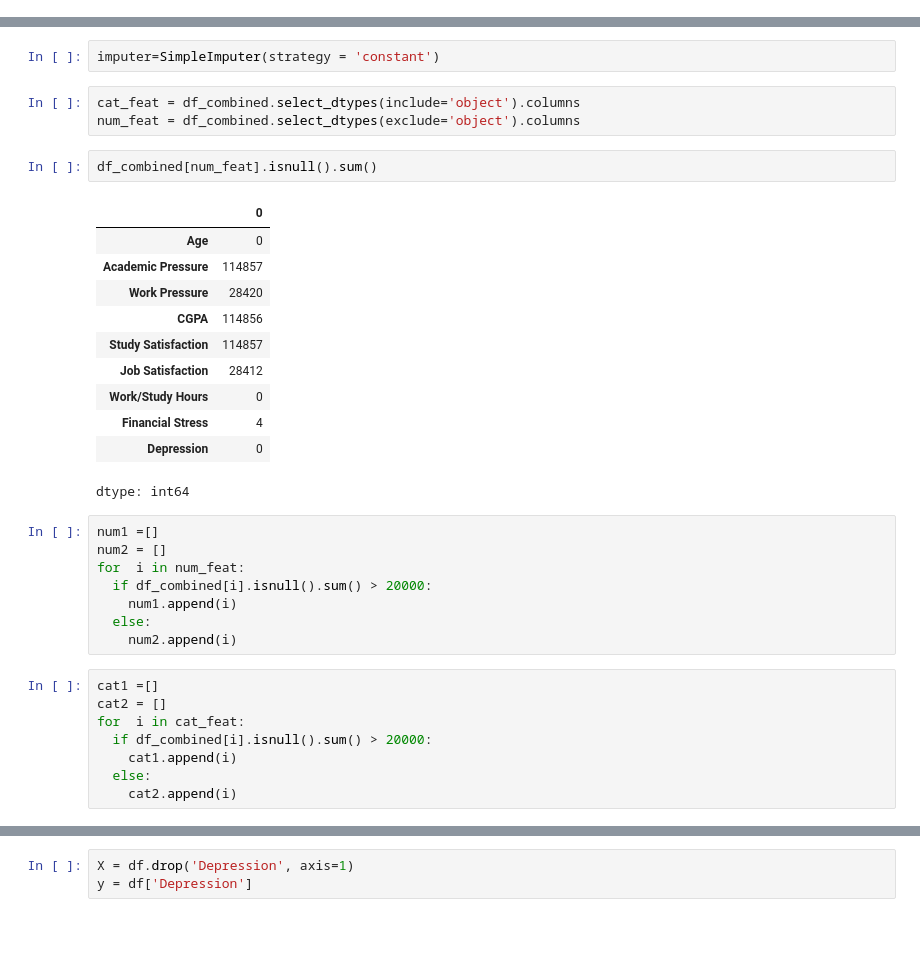
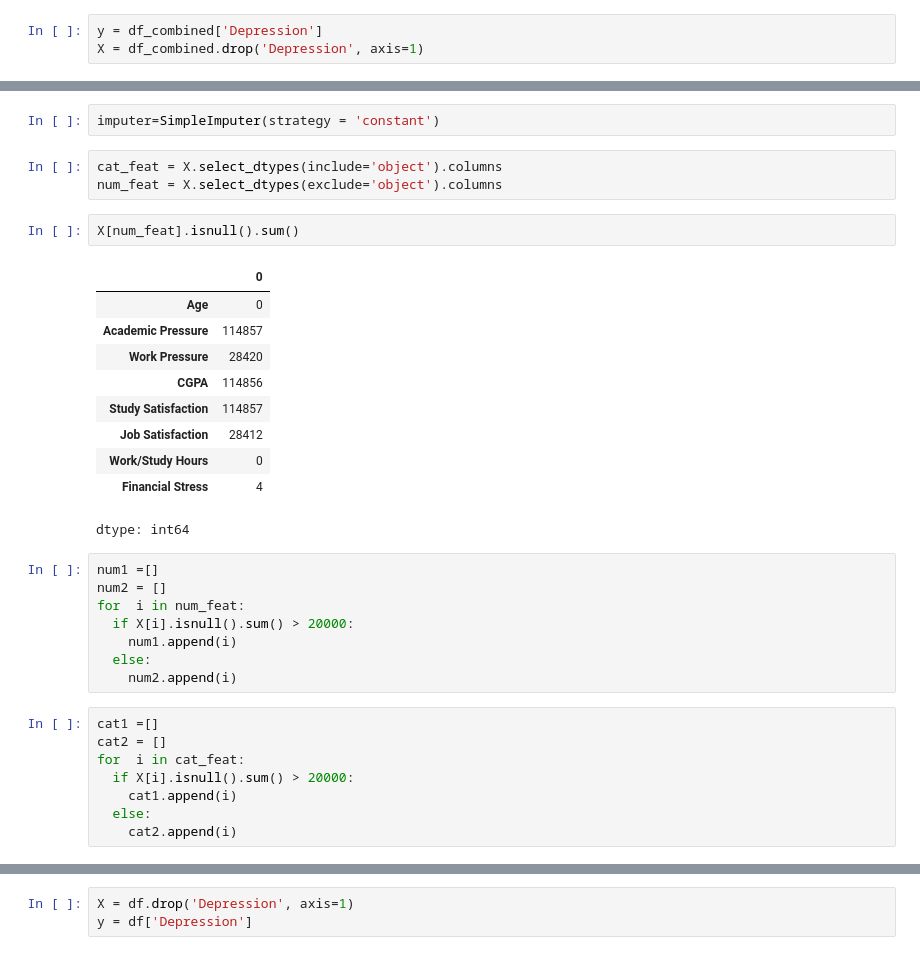
Before and after one commit to peteray-dev/Mental_Health_Modelling_Analysis, a Jupyter notebook: Mental_Heath_Analysis.ipynb, the cells around one changed output, grey strips where cells are left out. Drawn from its saved outputs; the diff is of its cells as text; blank space fills up the shorter version.

```diff
--- a/Mental_Heath_Analysis.ipynb
+++ b/Mental_Heath_Analysis.ipynb
@@ -177 +159,4 @@ dtype: int64
+# %%
+y = df_combined['Depression']
+X = df_combined.drop('Depression', axis=1)
 # %%
@@ -198,27 +183,26 @@ Name: count, dtype: int64
 # %%
 imputer=SimpleImputer(strategy = 'constant')
 # %%
-cat_feat = df_combined.select_dtypes(include='object').columns
-num_feat = df_combined.select_dtypes(exclude='object').columns
+cat_feat = X.select_dtypes(include='object').columns
+num_feat = X.select_dtypes(exclude='object').columns
 # %%
-df_combined[num_feat].isnull().sum()
+X[num_feat].isnull().sum()
 # %% [output]
 |  | 0 |
 | Age | 0 |
 | Academic Pressure | 114857 |
 | Work Pressure | 28420 |
 | CGPA | 114856 |
 | Study Satisfaction | 114857 |
 | Job Satisfaction | 28412 |
 | Work/Study Hours | 0 |
 | Financial Stress | 4 |
-| Depression | 0 |
 dtype: int64
 # %%
 num1 =[]
 num2 = []
 for  i in num_feat:
-  if df_combined[i].isnull().sum() > 20000:
+  if X[i].isnull().sum() > 20000:
     num1.append(i)
   else:
     num2.append(i)
@@ -226,7 +210,7 @@ for  i in num_feat:
 cat1 =[]
 cat2 = []
 for  i in cat_feat:
-  if df_combined[i].isnull().sum() > 20000:
+  if X[i].isnull().sum() > 20000:
     cat1.append(i)
   else:
     cat2.append(i)
```
Also changed, not shown: parts of 34 cells of this notebook.
